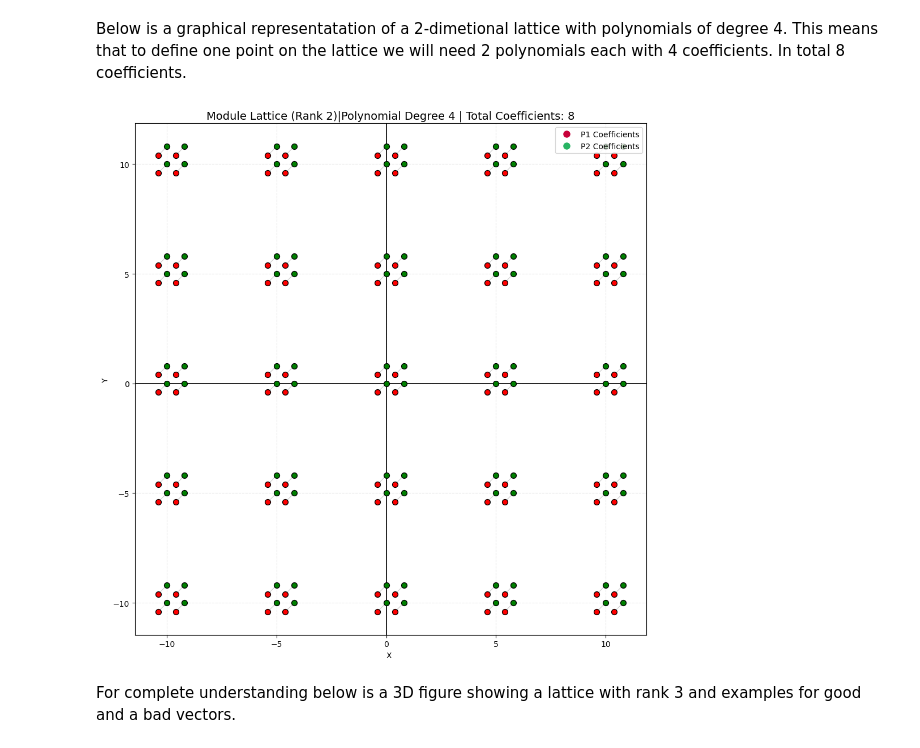
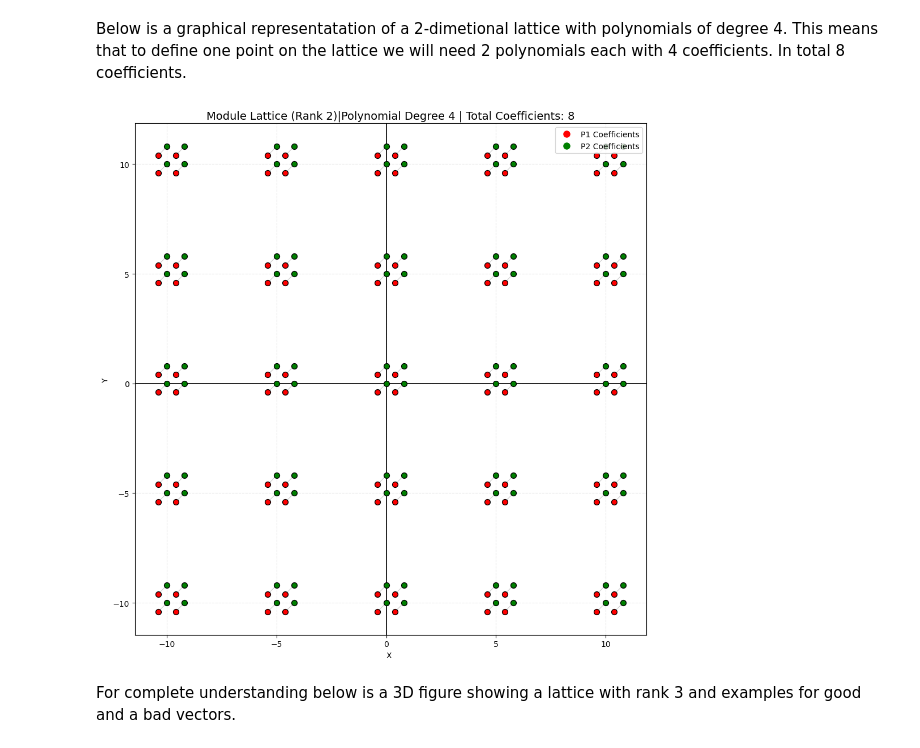
Before and after one commit to liliIvanova/SoftUniCources, a Jupyter notebook: Math_Concepts_for_Developers/Project/ML-DSA_Project.ipynb, the cells around one changed output. Cells and saved outputs as stored; diff of their text form; code cells hidden in the pictures.

```diff
--- a/Math_Concepts_for_Developers/Project/ML-DSA_Project.ipynb
+++ b/Math_Concepts_for_Developers/Project/ML-DSA_Project.ipynb
@@ -701,36 +670,36 @@ for i in range(-grid_size, grid_size + 1):
             dx = (k % 2 - 0.5) * side + shift
             dy = (k // 2 - 0.5) * side + shift
             p2_coords.append((base_x + dx, base_y + dy))
             ax.scatter(base_x + dx, base_y + dy, color='green', s=50, edgecolors='black', zorder=4)
 
         # Drawing of cubic lines for cubic effect
         for k in range(4):
             ax.plot([p1_coords[k][0], p2_coords[k][0]],
                     [p1_coords[k][1], p2_coords[k][1]],
                     color='gray', lw=0.8, alpha=0.4, zorder=2)
 
 # 4. Shaping the graphic
 ax.set_title(f"Module Lattice (Rank {rank})|Polynomial Degree {poly_degree} | Total Coefficients: {rank * poly_degree}", fontsize=14)
 ax.set_xlabel("X ")
 ax.set_ylabel("Y ")
 
 # Adding legend
 from matplotlib.lines import Line2D
 legend_elements = [
-    Line2D([0], [0], marker='o', color='w', label='P1 Coefficients', markerfacecolor='#C70039', markersize=10),
-    Line2D([0], [0], marker='o', color='w', label='P2 Coefficients', markerfacecolor='#28B463', markersize=10)
+    Line2D([0], [0], marker='o', color='w', label='P1 Coefficients', markerfacecolor='red', markersize=10),
+    Line2D([0], [0], marker='o', color='w', label='P2 Coefficients', markerfacecolor='green', markersize=10)
 ]
 ax.legend(handles=legend_elements, loc='upper right')
 
 ax.set_aspect('equal')
 ax.grid(True, linestyle='--', alpha=0.3)
 plt.axhline(0, color='black', lw=1.2)
 plt.axvline(0, color='black', lw=1.2)
 
 plt.tight_layout()
 plt.show()
 # %% [output]
-[figure, old version]
+[figure, new version]
 # %% [markdown]
 For complete understanding below is a 3D figure showing a lattice with rank 3 and examples for good and a bad vectors.
 # %%
```
Also changed, not shown: parts of 41 cells of this notebook, 1 other file.
